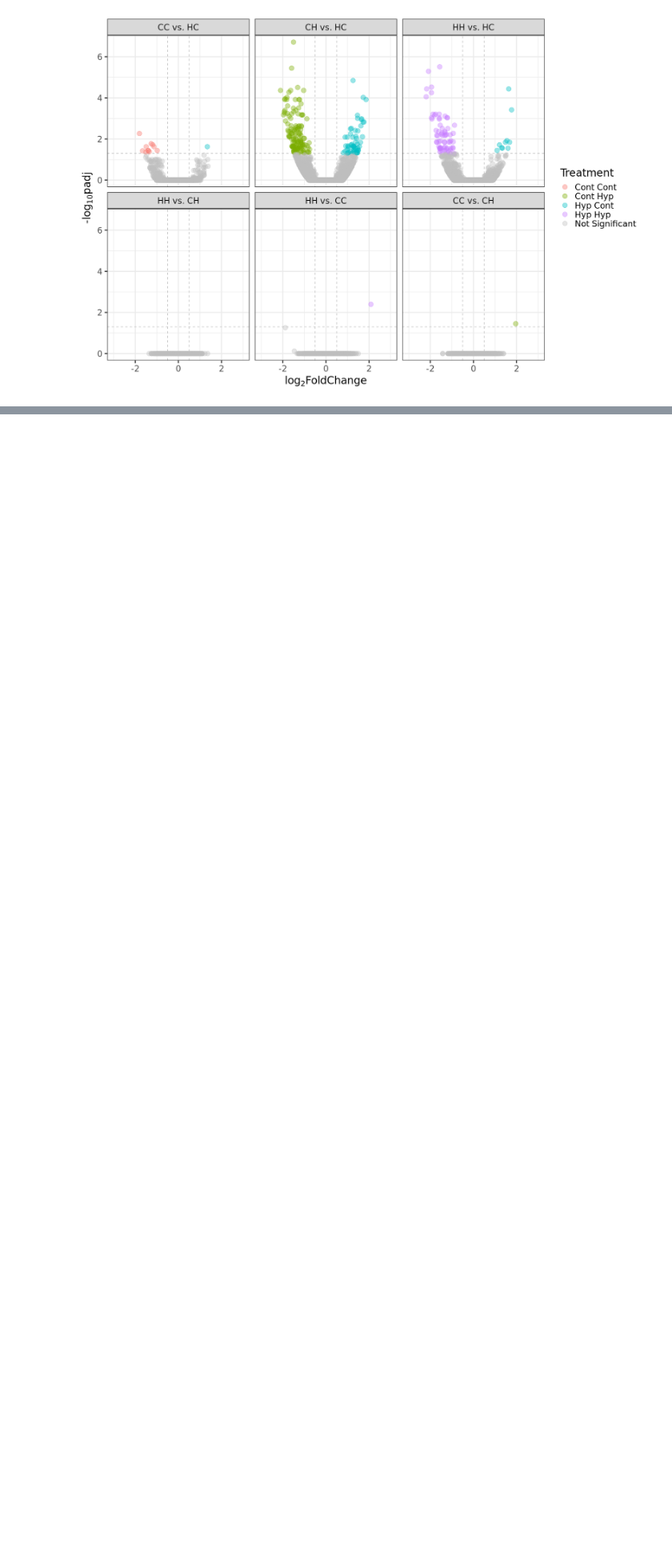
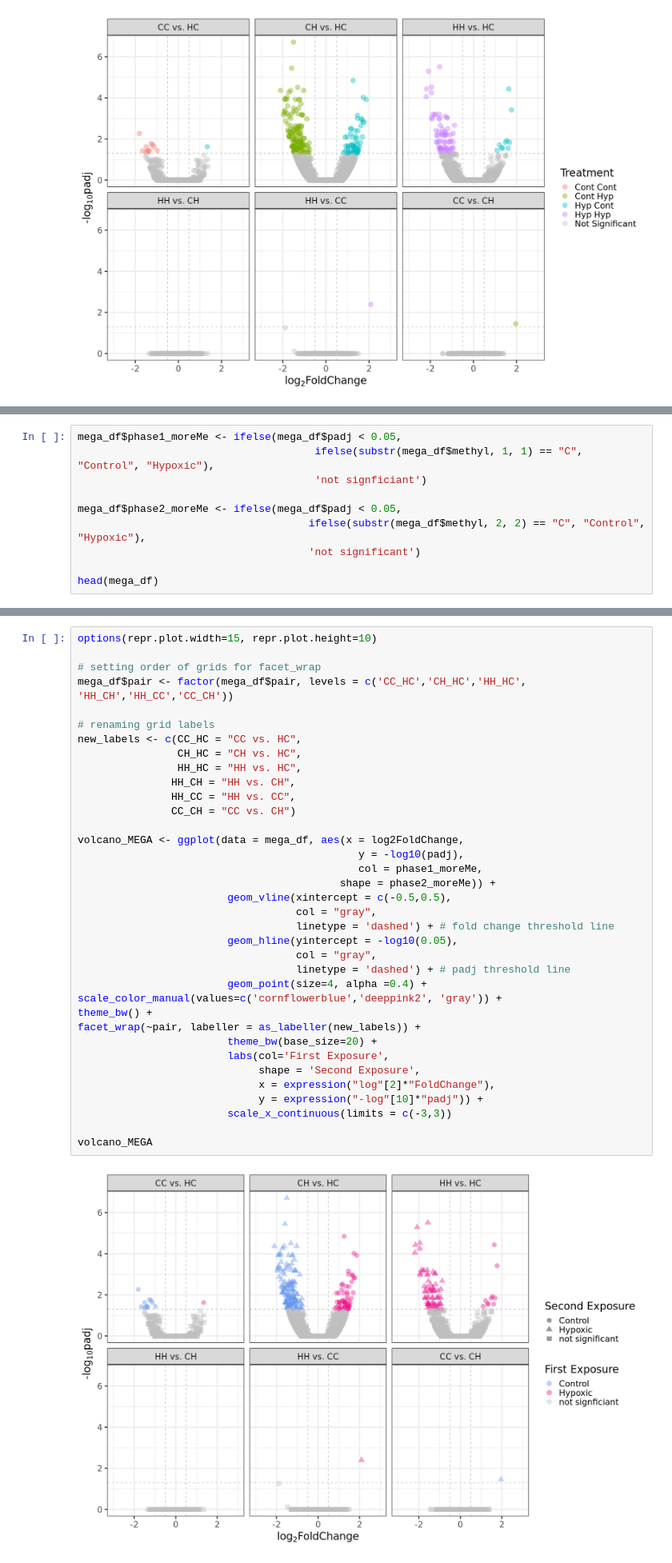
Before and after one commit to jgmcdonough/CE18_methylRAD_analysis, a Jupyter notebook: analysis/DMGs_analysis/HC_genes_2.0.ipynb, the cells around one changed output, grey strips where cells are left out. Shown at 80% size. Drawn from its saved outputs; the diff is of its cells as text; blank space fills up the shorter version.

Commit message:
change color of plots for consistency

```diff
--- a/analysis/DMGs_analysis/HC_genes_2.0.ipynb
+++ b/analysis/DMGs_analysis/HC_genes_2.0.ipynb
@@ -549,3 +547,13 @@ facet_wrap(~pair, labeller = as_labeller(new_labels)) +
 volcano_MEGA
 # %% [output]
 [figure]
+# %%
+mega_df$phase1_moreMe <- ifelse(mega_df$padj < 0.05,
+                                      ifelse(substr(mega_df$methyl, 1, 1) == "C", "Control", "Hypoxic"),
+                                      'not signficiant')
+
+mega_df$phase2_moreMe <- ifelse(mega_df$padj < 0.05,
+                                     ifelse(substr(mega_df$methyl, 2, 2) == "C", "Control", "Hypoxic"),
+                                     'not significant')
+
+head(mega_df)
@@ -552,3 +570,41 @@ volcano_MEGA
+# %%
+options(repr.plot.width=15, repr.plot.height=10)
+
+# setting order of grids for facet_wrap
+mega_df$pair <- factor(mega_df$pair, levels = c('CC_HC','CH_HC','HH_HC', 'HH_CH','HH_CC','CC_CH'))
+
+# renaming grid labels
+new_labels <- c(CC_HC = "CC vs. HC",
+                CH_HC = "CH vs. HC",
+                HH_HC = "HH vs. HC",
+               HH_CH = "HH vs. CH",
+               HH_CC = "HH vs. CC",
+               CC_CH = "CC vs. CH")
+
+volcano_MEGA <- ggplot(data = mega_df, aes(x = log2FoldChange,
+                                             y = -log10(padj),
+                                             col = phase1_moreMe,
+                                          shape = phase2_moreMe)) +
+                        geom_vline(xintercept = c(-0.5,0.5),
+                                   col = "gray",
+                                   linetype = 'dashed') + # fold change threshold line
+                        geom_hline(yintercept = -log10(0.05),
+                                   col = "gray",
+                                   linetype = 'dashed') + # padj threshold line
+                        geom_point(size=4, alpha =0.4) +
+scale_color_manual(values=c('cornflowerblue','deeppink2', 'gray')) +
+theme_bw() +
+facet_wrap(~pair, labeller = as_labeller(new_labels)) +
+                        theme_bw(base_size=20) +
+                        labs(col='First Exposure',
+                             shape = 'Second Exposure',
+                             x = expression("log"[2]*"FoldChange"),
+                             y = expression("-log"[10]*"padj")) +
+                        scale_x_continuous(limits = c(-3,3))
+
+volcano_MEGA
+# %% [output]
+[figure, added]
 # %%
 ggsave('/project/pi_sarah_gignouxwolfsohn_uml_edu/julia/CE_MethylRAD_analysis_2018/analysis/figures/metaVolcano1.pdf', volcano_MEGA,
       width = 15, heigh = 10)
```
Also changed, not shown: parts of 4 cells of this notebook, 1 other file.
